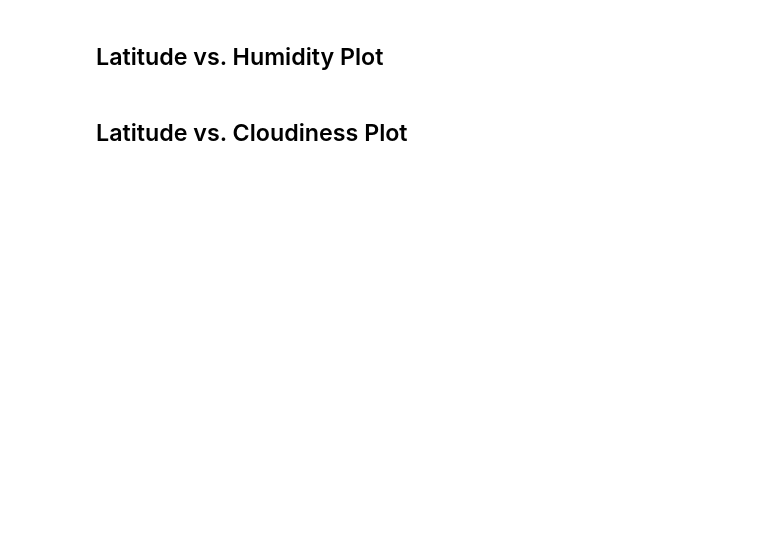
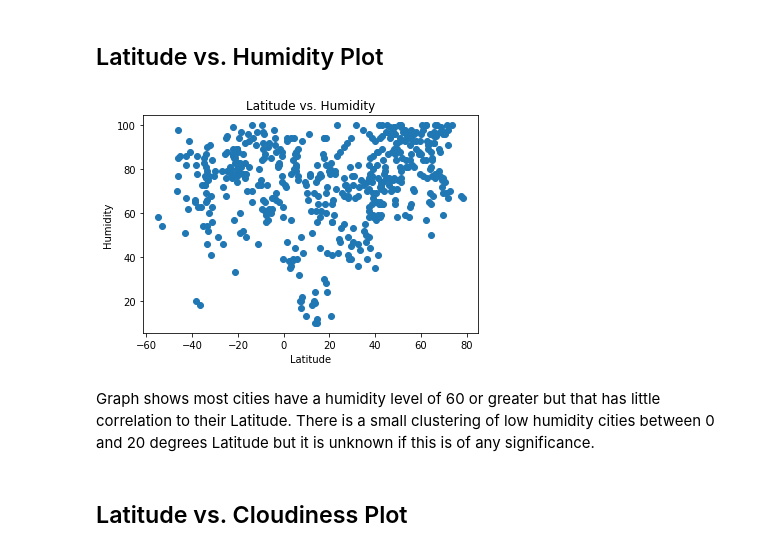
Before and after one commit to PatMartin7/python-api-challenge, a Jupyter notebook: WeatherPy.ipynb, the cells around one changed output. Cells and saved outputs as stored; diff of their text form; code cells hidden in the pictures; blank space fills up the shorter version.

```diff
--- a/WeatherPy.ipynb
+++ b/WeatherPy.ipynb
@@ -97,4 +127,18 @@ Skip this step if there are no cities that have humidity > 100%.
 # %% [markdown]
 ## Latitude vs. Humidity Plot
+# %%
+plt.scatter(weather['lat'], weather['humidity'])
+
+plt.title("Latitude vs. Humidity")
+plt.xlabel("Latitude")
+plt.ylabel("Humidity")
+
+plt.savefig("all_lat_v_humid.png")
+
+plt.show()
+# %% [output]
+[figure, added]
+# %% [markdown]
+Graph shows most cities have a humidity level of 60 or greater but that has little correlation to their Latitude. There is a small clustering of low humidity cities between 0 and 20 degrees Latitude but it is unknown if this is of any significance.
 # %% [markdown]
 ## Latitude vs. Cloudiness Plot
```
Also changed, not shown: parts of 31 cells of this notebook.
